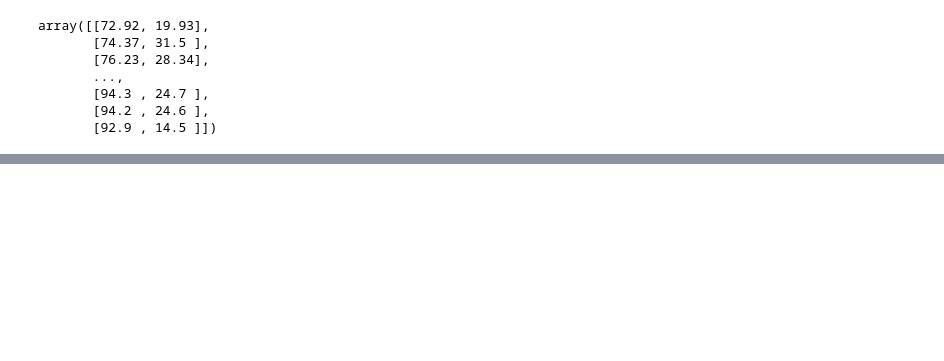
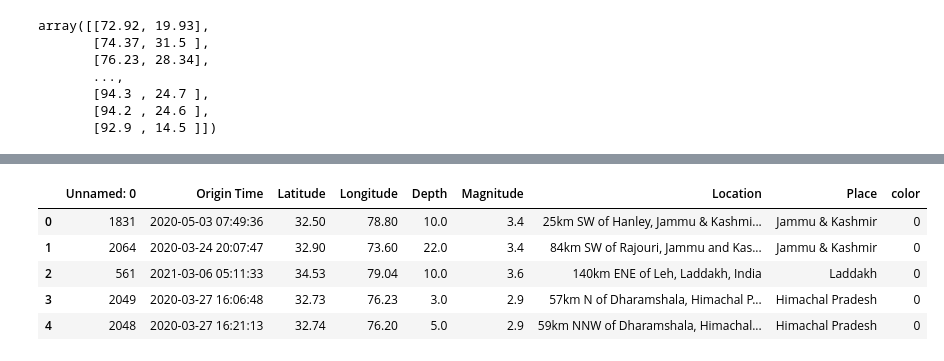
Before and after one commit to vishwaskotegar/Earthquake-Prediction, a Jupyter notebook: Visualisation.ipynb, the cells around one changed output, grey strips where cells are left out. Drawn from its saved outputs; the diff is of its cells as text; code cells hidden in the pictures; blank space fills up the shorter version.

```diff
--- a/Visualisation.ipynb
+++ b/Visualisation.ipynb
@@ -175,0 +172,10 @@ plt.bar(range(len(freq)),freq)
+# %%
+newData =  pd.read_csv('transfer.csv')
+newData.head(5)
+# %% [output]
+|  | Unnamed: 0 | Origin Time | Latitude | Longitude | Depth | Magnitude | Location | Place | color |
+| 0 | 1831 | 2020-05-03 07:49:36 | 32.50 | 78.80 | 10.0 | 3.4 | 25km SW of Hanley, Jammu & Kashmi... | Jammu & Kashmir | 0 |
+| 1 | 2064 | 2020-03-24 20:07:47 | 32.90 | 73.60 | 22.0 | 3.4 | 84km SW of Rajouri, Jammu and Kas... | Jammu & Kashmir | 0 |
+| 2 | 561 | 2021-03-06 05:11:33 | 34.53 | 79.04 | 10.0 | 3.6 | 140km ENE of Leh, Laddakh, India | Laddakh | 0 |
+| 3 | 2049 | 2020-03-27 16:06:48 | 32.73 | 76.23 | 3.0 | 2.9 | 57km N of Dharamshala, Himachal P... | Himachal Pradesh | 0 |
+| 4 | 2048 | 2020-03-27 16:21:13 | 32.74 | 76.20 | 5.0 | 2.9 | 59km NNW of Dharamshala, Himachal... | Himachal Pradesh | 0 |
```
Also changed, not shown: parts of 11 cells of this notebook, 1 other file.
